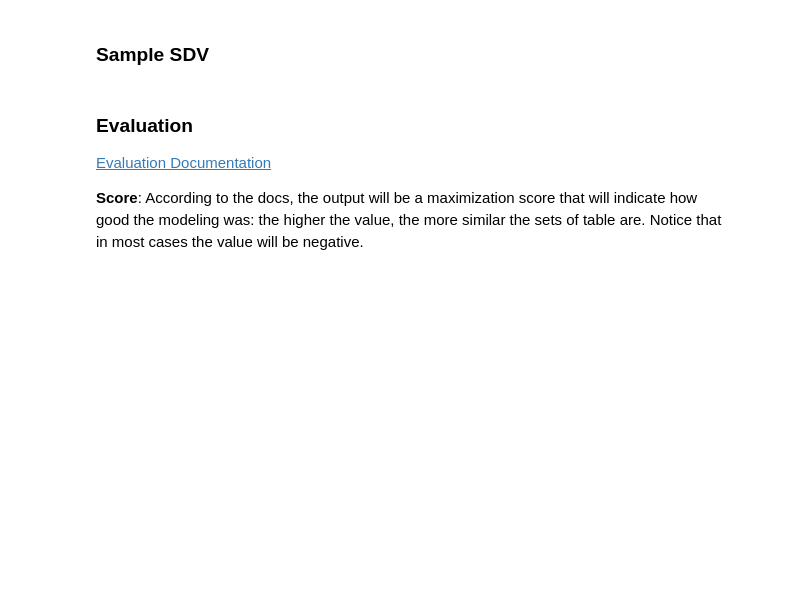
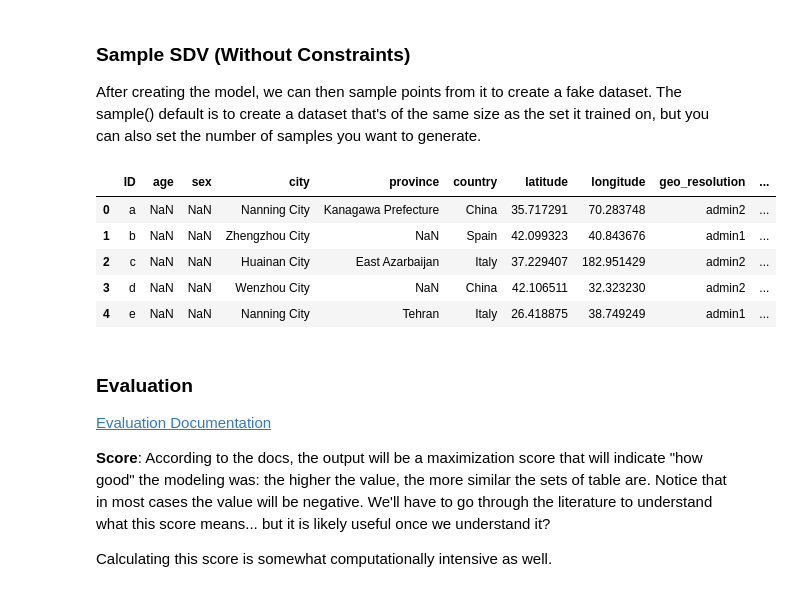
Before and after one commit to datakind/Mar21-synthetic-data, a Jupyter notebook: sdv/covid_dataset_sdv_test.ipynb, the cells around one changed output. Cells and saved outputs as stored; diff of their text form; code cells hidden in the pictures; blank space fills up the shorter version.

```diff
--- a/sdv/covid_dataset_sdv_test.ipynb
+++ b/sdv/covid_dataset_sdv_test.ipynb
@@ -43,5 +116,5 @@ Metadata
 # %%
-sdv = sdv.SDV()
+svd_model = sdv.SDV()
 # %%
-sdv.fit(metadata, tables)
+svd_model.fit(metadata, tables)
 # %%
@@ -49,13 +122,26 @@ sdv.save('covid_sdv.pkl')
 # %% [markdown]
-### Sample SDV
+### Sample SDV (Without Constraints)
+After creating the model, we can then sample points from it to create a fake dataset. The sample() default is to create a dataset that's of the same size as the set it trained on, but you can also set the number of samples you want to generate.
 # %%
-loaded_sdv = sdv.SDV.load('covid_sdv.pkl')
+svd_model = sdv.SDV.load('sdv_no_constraints.pkl')
 # %%
-samples = loaded_sdv.sample()
+samples = svd_model.sample(num_rows=10000)
+# %%
+samples_df = samples['cases']
+samples_df.head()
+# %% [output]
+|  | ID | age | sex | city | province | country | latitude | longitude | geo_resolution | ... |
+| 0 | a | NaN | NaN | Nanning City | Kanagawa Prefecture | China | 35.717291 | 70.283748 | admin2 | ... |
+| 1 | b | NaN | NaN | Zhengzhou City | NaN | Spain | 42.099323 | 40.843676 | admin1 | ... |
+| 2 | c | NaN | NaN | Huainan City | East Azarbaijan | Italy | 37.229407 | 182.951429 | admin2 | ... |
+| 3 | d | NaN | NaN | Wenzhou City | NaN | China | 42.106511 | 32.323230 | admin2 | ... |
+| 4 | e | NaN | NaN | Nanning City | Tehran | Italy | 26.418875 | 38.749249 | admin1 | ... |
 # %% [markdown]
 ### Evaluation
 [Evaluation Documentation](https://github.com/sdv-dev/SDV/blob/master/EVALUATION.md)
 
-**Score**: According to the docs, the output will be a maximization score that will indicate how good the modeling was: the higher the value, the more similar the sets of table are. Notice that in most cases the value will be negative.
+**Score**: According to the docs, the output will be a maximization score that will indicate "how good" the modeling was: the higher the value, the more similar the sets of table are. Notice that in most cases the value will be negative. We'll have to go through the literature to understand what this score means... but it is likely useful once we understand it?
+
+Calculating this score is somewhat computationally intensive as well.
 # %%
 score = sdv.evaluation.evaluate(samples, tables, metadata)
```
Also changed, not shown: parts of 25 cells of this notebook.
